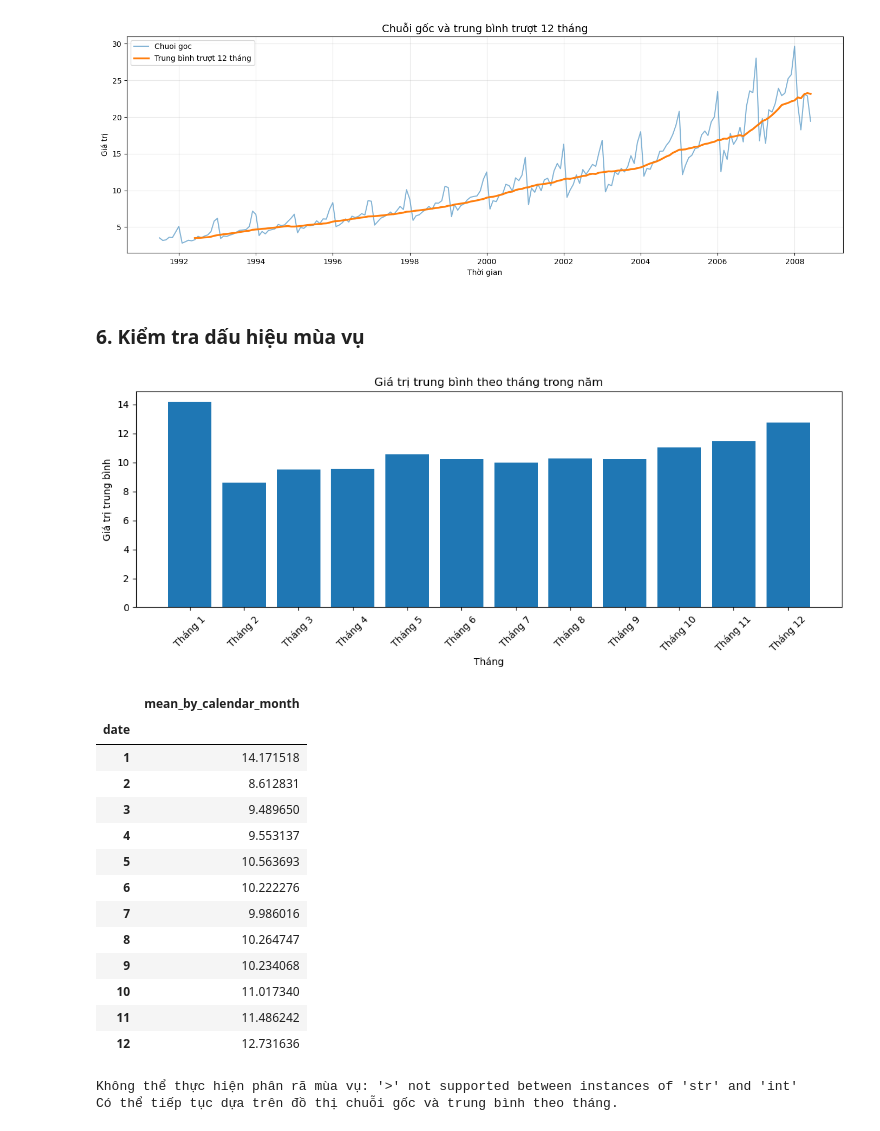
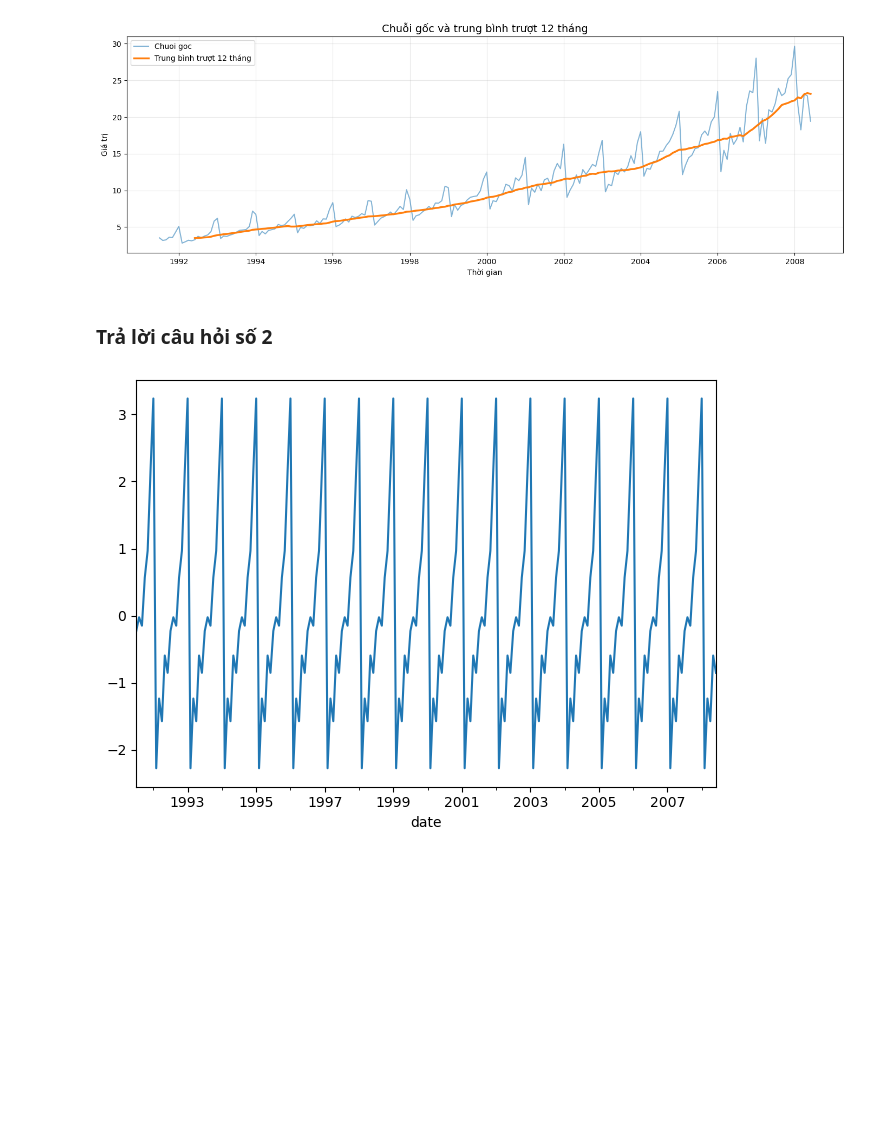
Before and after one commit to HoraCompany-VN/Times-Series-Gr3, a Jupyter notebook: Lab2/BT_Normal/src/Lab2_Normal.ipynb, the cells around one changed output. Drawn from its saved outputs; the diff is of its cells as text; code cells hidden in the pictures; blank space fills up the shorter version.

```diff
--- a/Lab2/BT_Normal/src/Lab2_Normal.ipynb
+++ b/Lab2/BT_Normal/src/Lab2_Normal.ipynb
@@ -44,6 +47,6 @@ Chuyển `date` sang kiểu ngày tháng, sau đó đặt làm index và sắp x
 # %%
 df["date"] = pd.to_datetime(df["date"])
-df = df.set_index("date").sort_index()
+df = df.set_index("date")
 
 display(df.head())
 print("Kiểu index:", type(df.index).__name__)
@@ -113,58 +116,12 @@ plt.show()
 # %% [output]
 [figure]
 # %% [markdown]
-### 6. Kiểm tra dấu hiệu mùa vụ
+### Trả lời câu hỏi số 2
-# %%
-# Trung bình theo tháng trong năm
-month_profile = df.groupby(df.index.month)["value"].mean()
-
-month_labels = ["Tháng " + str(m) for m in month_profile.index]
-
-fig, ax = plt.subplots(figsize=(11, 4.5))
-
-ax.bar(month_labels, month_profile.to_numpy())
-
-ax.set_title("Giá trị trung bình theo tháng trong năm")
-ax.set_xlabel("Tháng")
-ax.set_ylabel("Giá trị trung bình")
-ax.tick_params(axis="x", rotation=45)
-
-plt.tight_layout()
-plt.show()
-
-display(month_profile.to_frame("mean_by_calendar_month"))
-# %% [output]
-[figure, removed]
-|  | mean_by_calendar_month |
-| date |  |
-| 1 | 14.171518 |
-| 2 | 8.612831 |
-| 3 | 9.489650 |
-| 4 | 9.553137 |
-| 5 | 10.563693 |
-| 6 | 10.222276 |
-| 7 | 9.986016 |
-| 8 | 10.264747 |
-| 9 | 10.234068 |
-| 10 | 11.017340 |
-| 11 | 11.486242 |
-| 12 | 12.731636 |
 # %%
-# Phân rã chuỗi theo chu kỳ 12 tháng
-try:
-    df_monthly = df.copy()
-    df_monthly.index = df_monthly.index.to_period("M").to_timestamp()
-    df_monthly = df_monthly[~df_monthly.index.duplicated(keep="first")].asfreq("MS")
-    df_monthly = df_monthly.interpolate(limit_direction="both")
-    decomposition = seasonal_decompose(df_monthly["value"], model="additive", period=12, extrapolate_trend="period")
-    fig = decomposition.plot()
-    fig.set_size_inches(14, 9)
-    fig.suptitle("Phân rã chuỗi thời gian (chu kỳ 12 tháng)", y=1.02, fontsize=14)
-    plt.tight_layout()
-    plt.show()
-except Exception as e:
-    print("Không thể thực hiện phân rã mùa vụ:", e)
-    print("Có thể tiếp tục dựa trên đồ thị chuỗi gốc và trung bình theo tháng.")
+
+decomposition = seasonal_decompose(df["value"], model="additive", period=12)
+fig = decomposition.seasonal.plot()
+plt.tight_layout()
+plt.show()
 # %% [output]
-Không thể thực hiện phân rã mùa vụ: '>' not supported between instances of 'str' and 'int'
-Có thể tiếp tục dựa trên đồ thị chuỗi gốc và trung bình theo tháng.
+[figure, added]
```
Also changed, not shown: parts of 22 cells of this notebook.
